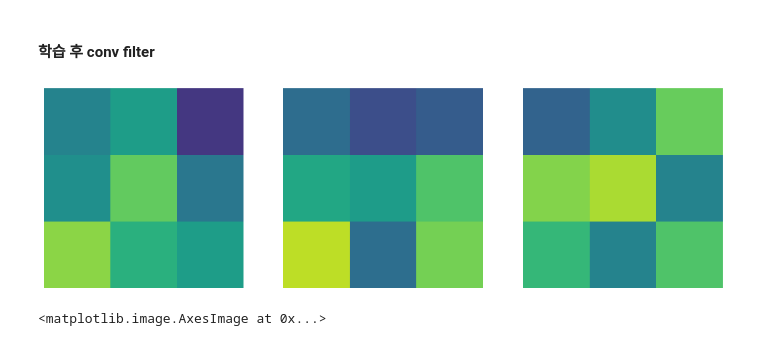
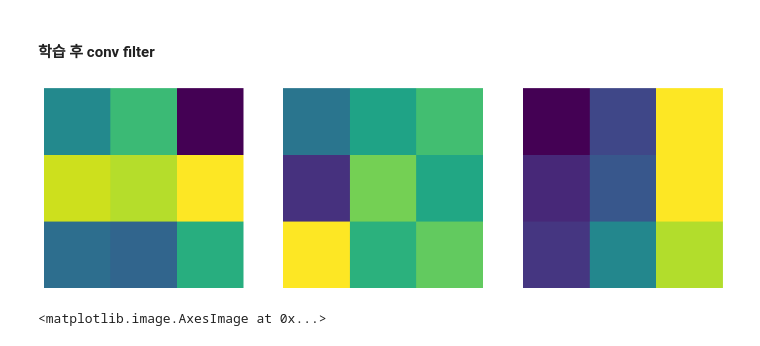
Before and after one commit to InSung-Na/deeplearning_ws, a Jupyter notebook: 03.CNN_Feature_Maps.ipynb, the cells around one changed output. Drawn from its saved outputs; the diff is of its cells as text; code cells hidden in the pictures.

```diff
--- a/03.CNN_Feature_Maps.ipynb
+++ b/03.CNN_Feature_Maps.ipynb
@@ -6,7 +6,7 @@ import tensorflow as tf
 mnist = tf.keras.datasets.mnist
 
 (X_train, y_train),(X_test, y_test) = mnist.load_data()
-X_train, X_test = X_train / 255.0, X_test / 255.0
+X_train, X_test = X_train / 255, X_test / 255
 
 X_train = X_train.reshape((60000, 28, 28, 1))
 X_test = X_test.reshape((10000, 28, 28, 1))
@@ -97,14 +97,17 @@ Epoch 5/5
 # %% [markdown]
 #### 학습 후 conv filter
 # %%
+conv = model.layers[0]
+conv_weights = conv.weights[0].numpy()
+
 fig, ax = plt.subplots(1, 3, figsize=(15, 5))
 for i in range(3):
     ax[i].imshow(conv_weights[:,:,0,i], vmin=-0.5, vmax=0.5)
     ax[i].axis("off")
 
 plt.show()
 # %% [output]
-[figure, old version]
+[figure, new version]
 # %%
 plt.imshow(X_train[0], cmap="gray")
 # %% [output]
```
Also changed, not shown: parts of 14 cells of this notebook, 5 other files.
